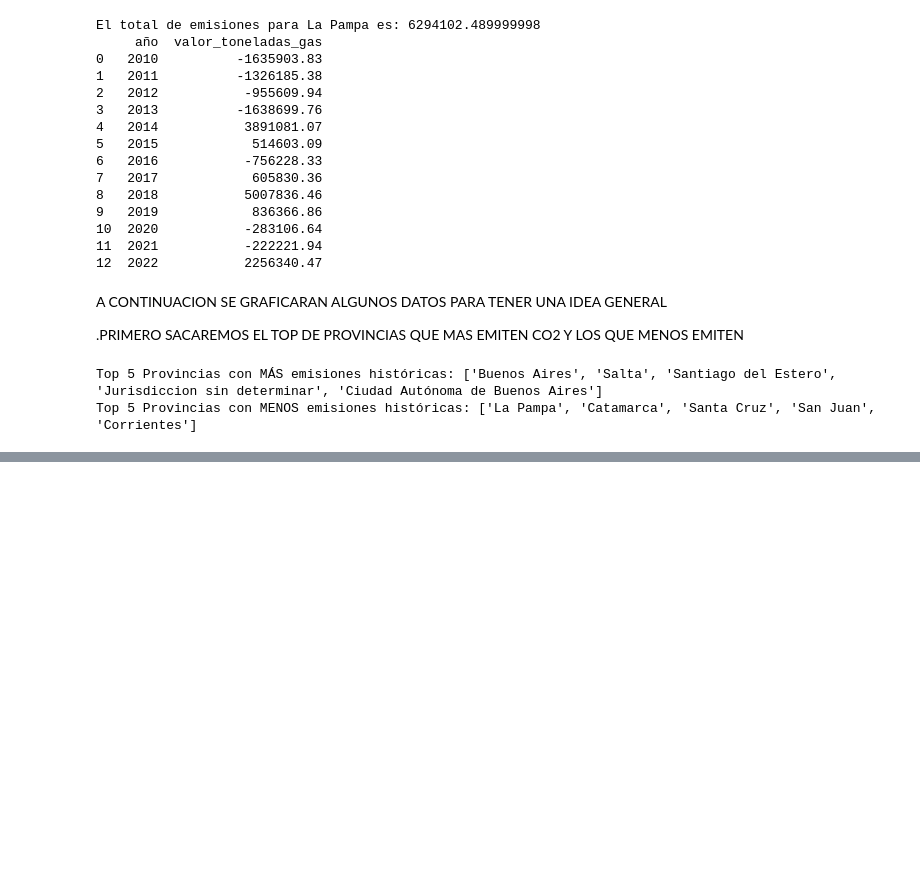
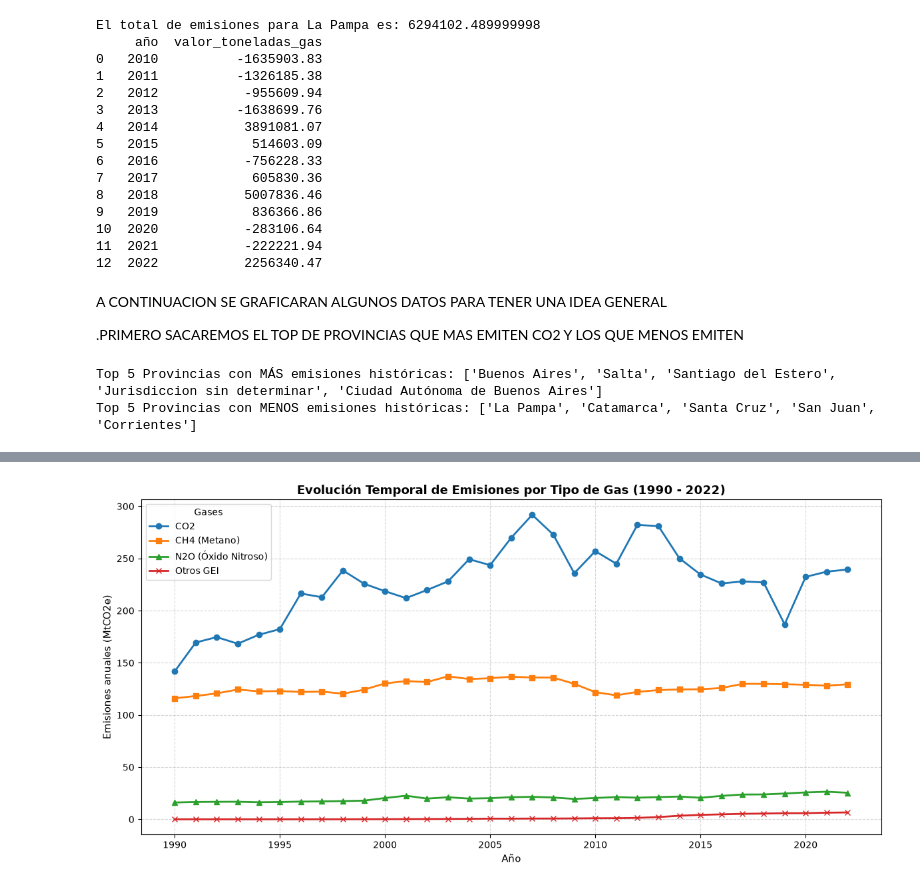
Before and after one commit to Axel99-code/Gases-de-efecto-invernadero, a Jupyter notebook: notebook.ipynb, the cells around one changed output, grey strips where cells are left out. Saved outputs shown, nothing was run; the diff lists cells and outputs as text; code cells hidden in the pictures; blank space fills up the shorter version.

```diff
--- a/notebook.ipynb
+++ b/notebook.ipynb
@@ -454,0 +505,33 @@ plt.show()
+# %%
+# 1. Copiamos y aseguramos que el año sea numérico para el eje X
+df_grafico = df_gas.copy()
+df_grafico["año"] = df_grafico["año"].astype(int)
+
+# 2. Filtramos el rango exacto de años y ordenamos de forma cronológica
+df_filtrado = df_grafico[(df_grafico["año"] >= 1990) & (df_grafico["año"] <= 2022)]
+df_filtrado = df_filtrado.sort_values("año")
+
+# 3. Creamos el gráfico de líneas
+plt.figure(figsize=(12, 6))
+
+# Graficamos cada gas por separado asignándole una etiqueta (label)
+plt.plot(df_filtrado["año"], df_filtrado["co2"], marker="o", linewidth=2, label="CO2")
+plt.plot(df_filtrado["año"], df_filtrado["ch4"], marker="s", linewidth=2, label="CH4 (Metano)")
+plt.plot(df_filtrado["año"], df_filtrado["n2o"], marker="^", linewidth=2, label="N2O (Óxido Nitroso)")
+plt.plot(df_filtrado["año"], df_filtrado["otros_gei"], marker="x", linewidth=2, label="Otros GEI")
+
+# 4. Diseño y formato estético
+plt.title("Evolución Temporal de Emisiones por Tipo de Gas (1990 - 2022)", fontsize=13, fontweight="bold")
+plt.xlabel("Año", fontsize=11)
+
+# Extraemos la unidad de medida dinámicamente si existe
+unidad = df_filtrado['unidad_de_medida'].iloc[0] if 'unidad_de_medida' in df_filtrado.columns else "Toneladas"
+plt.ylabel(f"Emisiones anuales ({unidad})", fontsize=11)
+
+plt.grid(True, linestyle="--", alpha=0.5)
+plt.legend(title="Gases", fontsize=10) # Muestra la cajita de referencias
+
+plt.tight_layout()
+plt.show()
+# %% [output]
+[figure, added]
```
Also changed, not shown: parts of 7 cells of this notebook, 3 other files.
